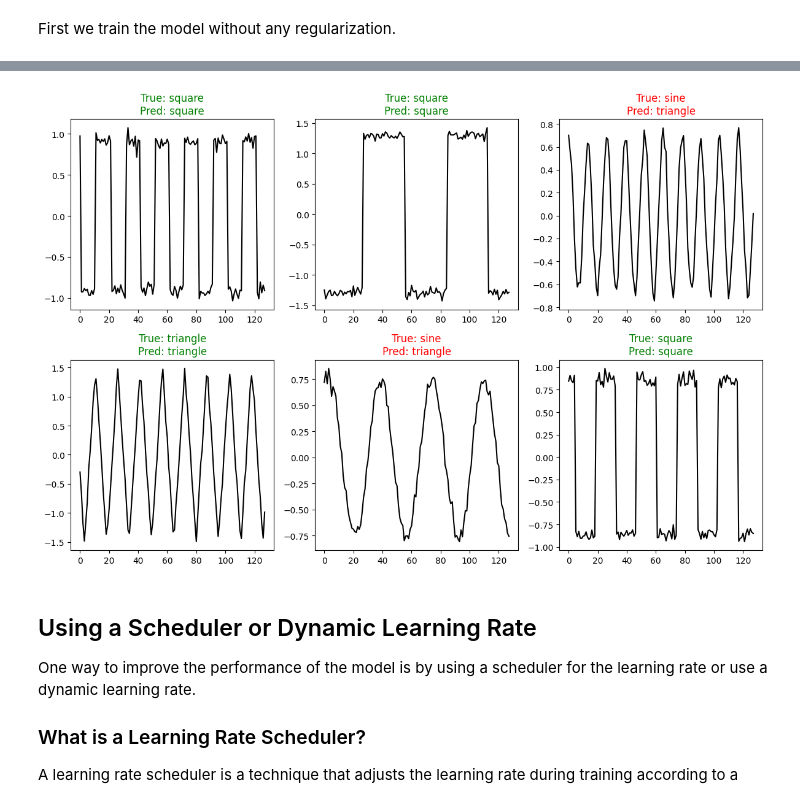
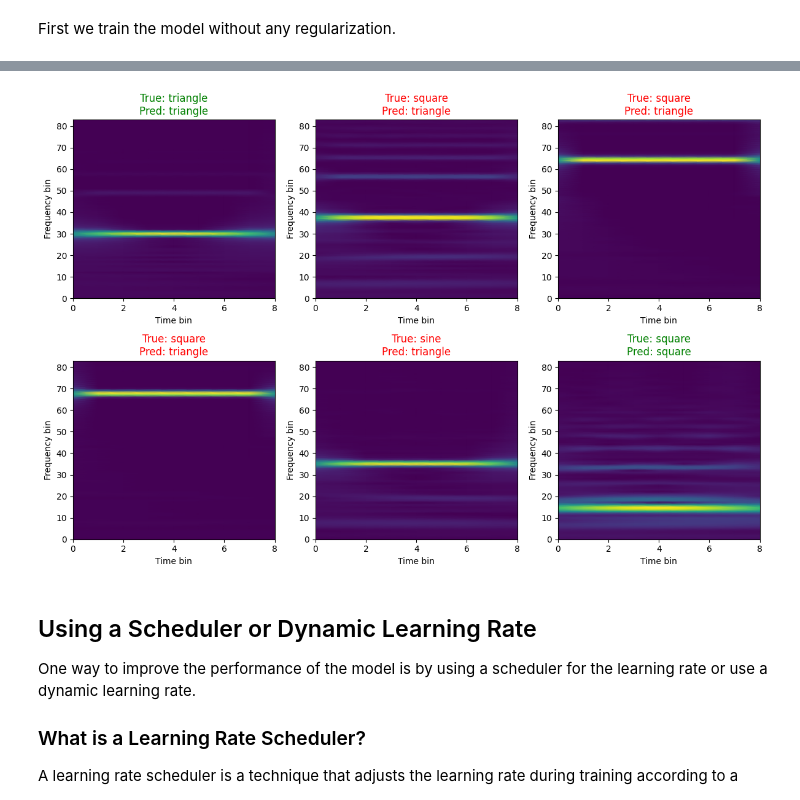
Before and after one commit to faressc/dl4ad, a Jupyter notebook: notebooks/07-ticks-of-the-trade.ipynb, the cells around one changed output, grey strips where cells are left out. Saved outputs shown, nothing was run; the diff lists cells and outputs as text; code cells hidden in the pictures.

Commit message:
Model for future class, trained on q transform

```diff
--- a/notebooks/07-ticks-of-the-trade.ipynb
+++ b/notebooks/07-ticks-of-the-trade.ipynb
@@ -86,11 +100,9 @@ class WaveformDataset(Dataset):
 
 dataset = WaveformDataset(X, y)
 
-train_size = int(0.6 * len(dataset))
+train_size = int(0.8 * len(dataset))
 valid_size = int(0.2 * len(dataset))
-test_size = len(dataset) - train_size - valid_size
-train_dataset, valid_dataset, test_dataset = random_split(dataset, [train_size, valid_size, test_size])
+train_dataset, valid_dataset = random_split(dataset, [train_size, valid_size])
 
 train_loader = DataLoader(train_dataset, batch_size=32, shuffle=True)
 valid_loader = DataLoader(valid_dataset, batch_size=32)
-test_loader = DataLoader(test_dataset, batch_size=32)
@@ -96,0 +128,19 @@ test_loader = DataLoader(test_dataset, batch_size=32)
+# %%
+# Load stored waveform dataset as test set (real-world)
+waveform_data_dir = "resources/_data/waveforms"
+X_test = np.load(f"{waveform_data_dir}/audio_dataset_X.npy")  # shape: [N, time]
+y_test = np.load(f"{waveform_data_dir}/audio_dataset_y.npy")
+
+# Compute STFT per waveform to match training preprocessing
+X_test_specs = []
+for x in X_test:
+    q = librosa.cqt(x, sr=fs)
+    # _, _, Zxx = signal.stft(x, nperseg=512)
+    X_test_specs.append(np.abs(q))  # [freq, time]
+X_test_specs = np.stack(X_test_specs, axis=0)  # [N, freq, time]
+
+# Build test dataset/loader using the same Dataset wrapper
+test_dataset = WaveformDataset(X_test_specs, y_test)
+test_loader = DataLoader(test_dataset, batch_size=32, shuffle=False)
+
+print(f"Loaded test set from {waveform_data_dir}: {len(test_dataset)} samples, X shape {X_test_specs.shape}")
@@ -102,10 +154,12 @@ import torch.nn.functional as F
 class Waveform_Classification_CNN(nn.Module):
     def __init__(self, num_classes=3):
         super().__init__()
-        self.conv1 = nn.Conv1d(1, 16, kernel_size=5, stride=2)
-        self.conv2 = nn.Conv1d(16, 32, kernel_size=5,  stride=2)
-        self.pool = nn.MaxPool1d(2)
-        self.fc1 = nn.Linear(224, 64)
+        self.conv1 = nn.Conv2d(1, 16, kernel_size=3, stride=1, padding=1)
+        self.conv2 = nn.Conv2d(16, 32, kernel_size=3, stride=1, padding=1)
+        # Pool only across frequency to avoid shrinking very short time dimension
+        self.pool = nn.MaxPool2d((2, 1))
+        # After two pool layers: freq 257 -> 128 -> 64, time stays ~1 => 32*64*1 = 2048
+        self.fc1 = nn.Linear(6048, 64)
         self.fc2 = nn.Linear(64, num_classes)
 
     def forward(self, x):
@@ -113,6 +167,7 @@ class Waveform_Classification_CNN(nn.Module):
         x = self.pool(x)
         x = F.relu(self.conv2(x))
         x = self.pool(x)
+
         x = x.view(x.size(0), -1)  # flatten
         x = F.relu(self.fc1(x))
         x = self.fc2(x)
@@ -292,18 +355,22 @@ Accuracy: 73.33%
 # %%
 wave_types = ['sine', 'triangle', 'square']
 n_examples = 6
 idxs = np.random.choice(len(all_inputs), n_examples, replace=False)
 
 plt.figure(figsize=(12, 8))
 for i, idx in enumerate(idxs):
     plt.subplot(2, 3, i+1)
-    plt.plot(all_inputs[idx][0], color='black')
+    # Get the waveform and label directly from train_dataset
+    waveform, label = test_dataset[idx]
+    plt.pcolormesh(waveform.squeeze(0), shading='gouraud')
     plt.title(f"True: {wave_types[all_labels[idx]]}\nPred: {wave_types[all_preds[idx]]}",
               color="green" if all_labels[idx] == all_preds[idx] else "red")
-    plt.tight_layout()
+    plt.xlabel('Time bin')
+    plt.ylabel('Frequency bin')
+plt.tight_layout()
 plt.show()
 # %% [output]
-[figure, old version]
+[figure, new version]
 # %% [markdown]
 ## Using a Scheduler or Dynamic Learning Rate
 
```
Also changed, not shown: parts of 25 cells of this notebook.
